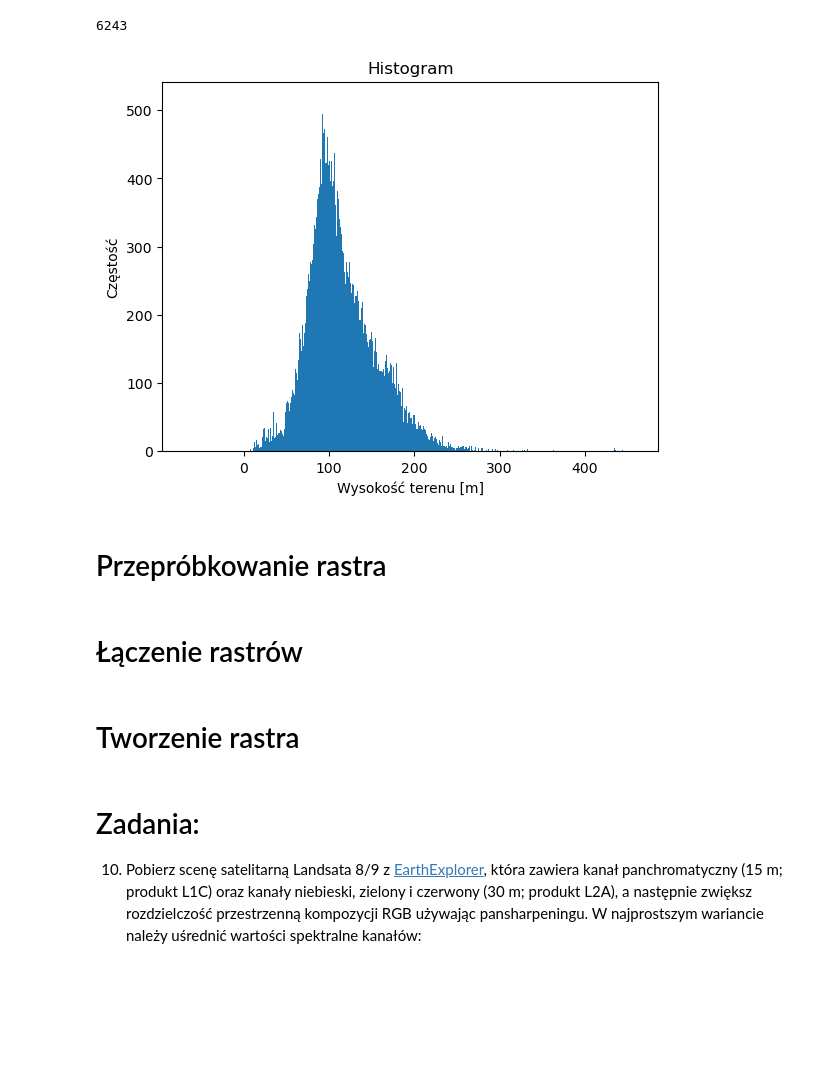
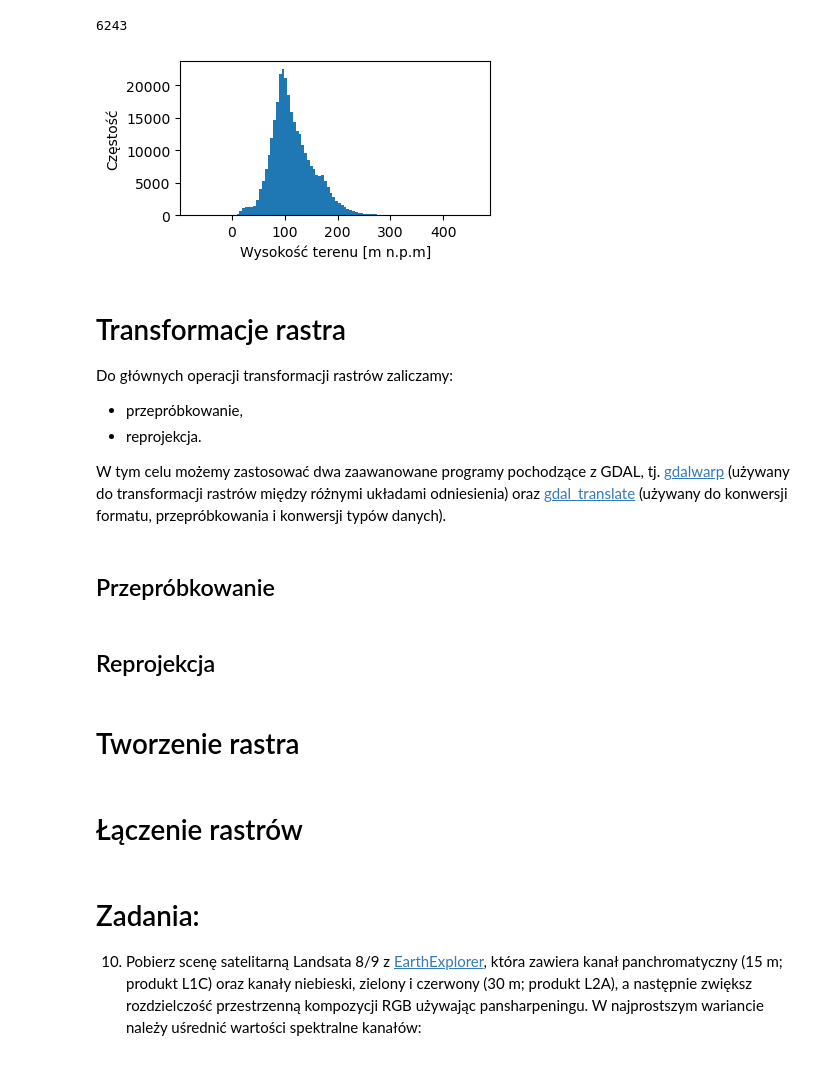
Before and after one commit to wermak7/adg2024, a Jupyter notebook: cwiczenia/04_Przetwarzanie_raster.ipynb, the cells around one changed output. Cells and saved outputs as stored; diff of their text form; code cells hidden in the pictures; blank space fills up the shorter version.

Commit message:
update ` 04_Przetwarzanie_raster`

```diff
--- a/cwiczenia/04_Przetwarzanie_raster.ipynb
+++ b/cwiczenia/04_Przetwarzanie_raster.ipynb
@@ -183,10 +214,10 @@ formulaString = "('DEM@1' < 94) * 1 + ('DEM@1' >= 94 AND 'DEM@1' <= 125) * 2 + (
 # %% [markdown]
 # Obliczenie histogramu
 # %%
-from qgis.core import QgsRasterHistogram, QgsHistogram
+from qgis.core import QgsRasterHistogram
 
 provider = raster.dataProvider()
-bin_count = 5000  # liczba przedziałów w histogramie
+bin_count = 100  # liczba przedziałów w histogramie
 elev_max = provider.bandStatistics(1).maximumValue
 elev_min = provider.bandStatistics(1).minimumValue
 
@@ -207,19 +240,29 @@ print(bin_optim.optimalNumberBins())
 # %%
 import matplotlib.pyplot as plt
 
+plt.figure(figsize = (4, 2))
 plt.bar(interval, vals, width = step)
-plt.title("Histogram")
-plt.xlabel("Wysokość terenu [m]")
+plt.xlabel("Wysokość terenu [m n.p.m]")
 plt.ylabel("Częstość")
 plt.show()
 # %% [output]
-[figure, old version]
+[figure, new version]
 # %% [markdown]
-# Przepróbkowanie rastra
+# Transformacje rastra
+
+Do głównych operacji transformacji rastrów zaliczamy:
+- przepróbkowanie,
+- reprojekcja.
+
+W tym celu możemy zastosować dwa zaawanowane programy pochodzące z GDAL, tj. [gdalwarp](https://gdal.org/en/stable/programs/gdalwarp.html) (używany do transformacji rastrów między różnymi układami odniesienia) oraz [gdal_translate](https://gdal.org/en/stable/programs/gdal_translate.html) (używany do konwersji formatu, przepróbkowania i konwersji typów danych).
+# %% [markdown]
+## Przepróbkowanie
+# %% [markdown]
+## Reprojekcja
 # %% [markdown]
-# Łączenie rastrów
+# Tworzenie rastra
 # %% [markdown]
-# Tworzenie rastra
+# Łączenie rastrów
 # %% [markdown]
 # Zadania:
 
```
Also changed, not shown: parts of 10 cells of this notebook.
